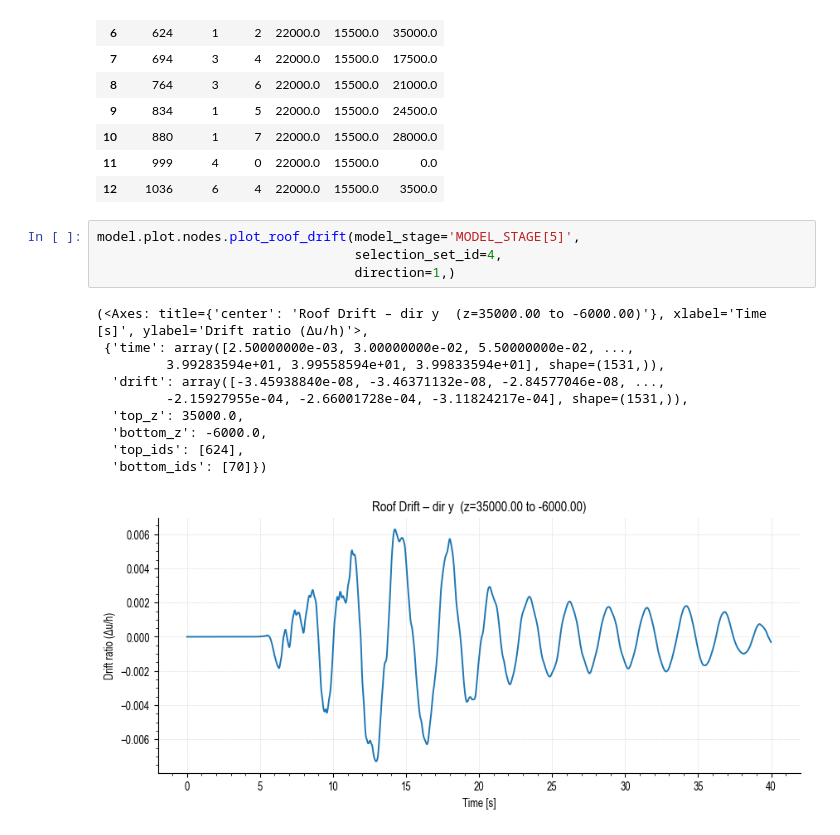
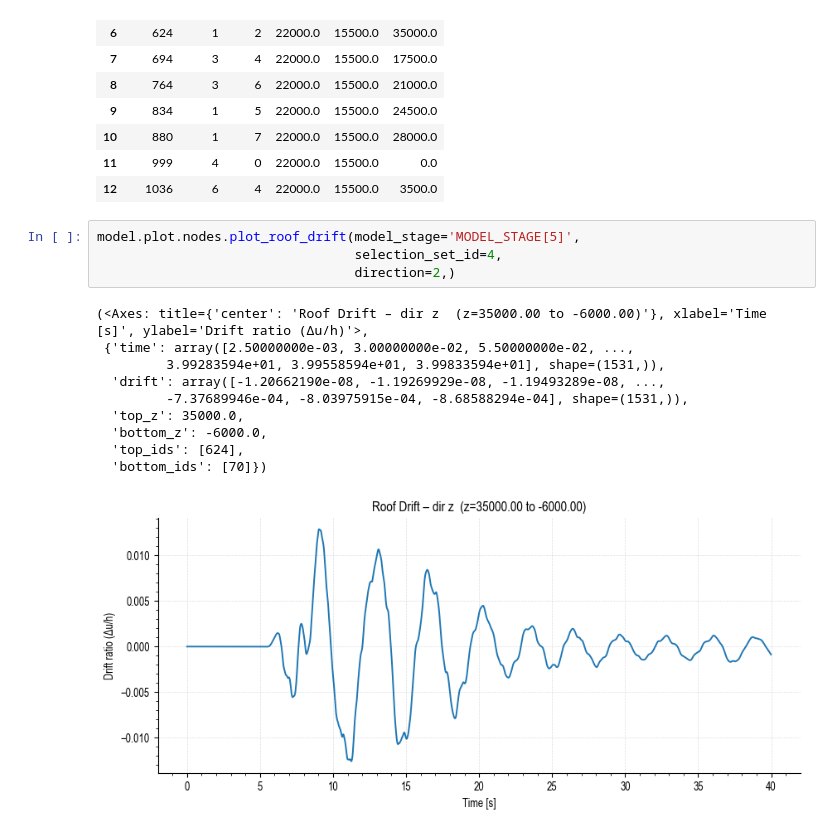
Before and after one commit to nmorabowen/STKO_to_python, a Jupyter notebook: src/STKO_to_python/examples/nodal_plots_example.ipynb, the cells around one changed output. Saved outputs shown, nothing was run; the diff lists cells and outputs as text.

```diff
--- a/src/STKO_to_python/examples/nodal_plots_example.ipynb
+++ b/src/STKO_to_python/examples/nodal_plots_example.ipynb
@@ -123,18 +125,18 @@ model.model_info.get_node_coordinates(selection_set_id=4)
 # %%
 model.plot.nodes.plot_roof_drift(model_stage='MODEL_STAGE[5]',
                                  selection_set_id=4,
-                                 direction=1,)
+                                 direction=2,)
 # %% [output]
-(<Axes: title={'center': 'Roof Drift – dir y  (z=35000.00 to -6000.00)'}, xlabel='Time [s]', ylabel='Drift ratio (Δu/h)'>,
+(<Axes: title={'center': 'Roof Drift – dir z  (z=35000.00 to -6000.00)'}, xlabel='Time [s]', ylabel='Drift ratio (Δu/h)'>,
  {'time': array([2.50000000e-03, 3.00000000e-02, 5.50000000e-02, ...,
          3.99283594e+01, 3.99558594e+01, 3.99833594e+01], shape=(1531,)),
-  'drift': array([-3.45938840e-08, -3.46371132e-08, -2.84577046e-08, ...,
-         -2.15927955e-04, -2.66001728e-04, -3.11824217e-04], shape=(1531,)),
+  'drift': array([-1.20662190e-08, -1.19269929e-08, -1.19493289e-08, ...,
+         -7.37689946e-04, -8.03975915e-04, -8.68588294e-04], shape=(1531,)),
   'top_z': 35000.0,
   'bottom_z': -6000.0,
   'top_ids': [624],
   'bottom_ids': [70]})
-[figure, old version]
+[figure, new version]
 # %%
 model.plot.nodes.plot_time_history(model_stage='MODEL_STAGE[5]',
                                    results_name='DISPLACEMENT',
```
Also changed, not shown: parts of 10 cells of this notebook, 3 other files.
